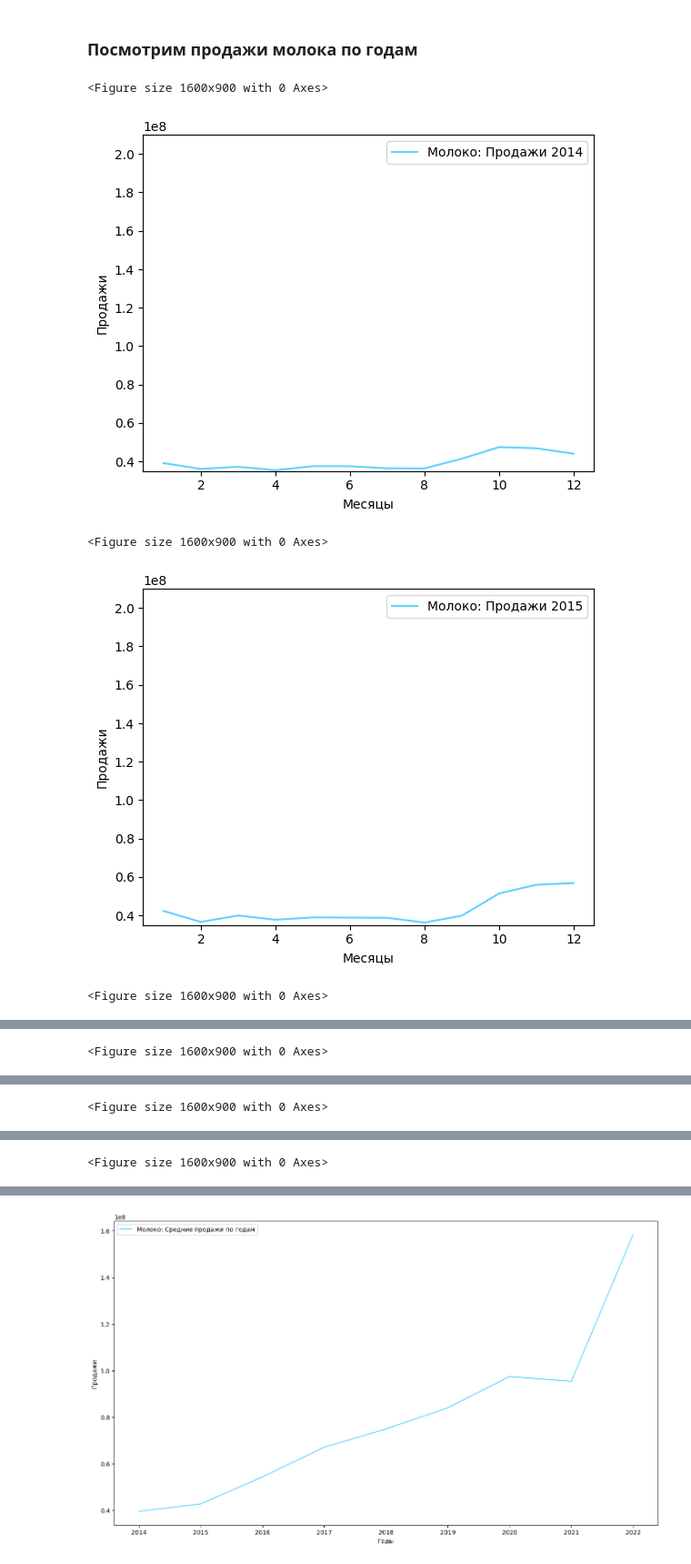
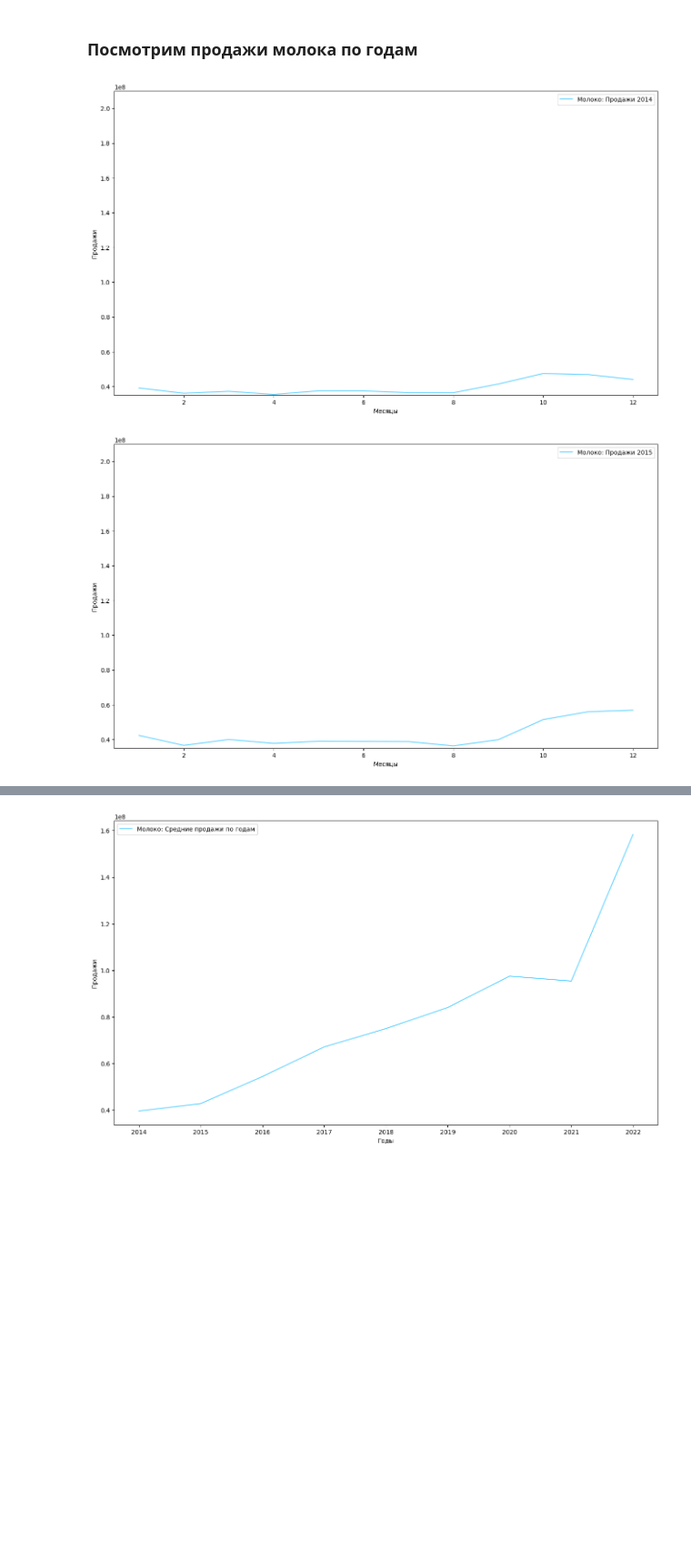
Before and after one commit to AltairkaGit/MilkStats, a Jupyter notebook: model.ipynb, the cells around one changed output, grey strips where cells are left out. Shown at 91% size. Drawn from its saved outputs; the diff is of its cells as text; code cells hidden in the pictures; blank space fills up the shorter version.

```diff
--- a/model.ipynb
+++ b/model.ipynb
@@ -86,28 +86,25 @@ show_years_sales(key)
 # %%
 def each_year_monthly(key):
     data[key]['Годы'] = list(set(data[key]['Год']))
     data[key]['ПродажиПоГодам'] = {}
     for i in range(len(data[key]['Продажи'])):
         year = data[key]['Год'][i]
         if data[key]['ПродажиПоГодам'].get(year) is None:
             data[key]['ПродажиПоГодам'][year] = []
         data[key]['ПродажиПоГодам'][year].append(data[key]['Продажи'][i])
 
 def show_each_year_monthly(key):
     for year, sales in data[key]['ПродажиПоГодам'].items():
-        plt.figure(figsize=(16, 9))
-        fig, ax = plt.subplots()
+        fig, ax = plt.subplots(figsize=(16, 9))
         sns.lineplot(x=range(1, len(sales) + 1), y=sales, color='#63d3ff', label=key + ': Продажи ' + str(year), ax=ax)
         ax.set_ylim(35000000, 210000000)
         plt.xlabel('Месяцы')
         plt.ylabel('Продажи')
+        plt.savefig(f"./assets/sales_{year}.png")
         plt.show()
 
 each_year_monthly(key)
 show_each_year_monthly(key)
 # %% [output]
-<Figure size 1600x900 with 0 Axes>
-[figure, old version]
+[figure, new version]
-<Figure size 1600x900 with 0 Axes>
-[figure, old version]
+[figure, new version]
-<Figure size 1600x900 with 0 Axes>
@@ -115 +111,0 @@ show_each_year_monthly(key)
-<Figure size 1600x900 with 0 Axes>
@@ -117 +112,0 @@ show_each_year_monthly(key)
-<Figure size 1600x900 with 0 Axes>
@@ -119 +113,0 @@ show_each_year_monthly(key)
-<Figure size 1600x900 with 0 Axes>
```
Also changed, not shown: parts of 4 cells of this notebook, 30 other files.
